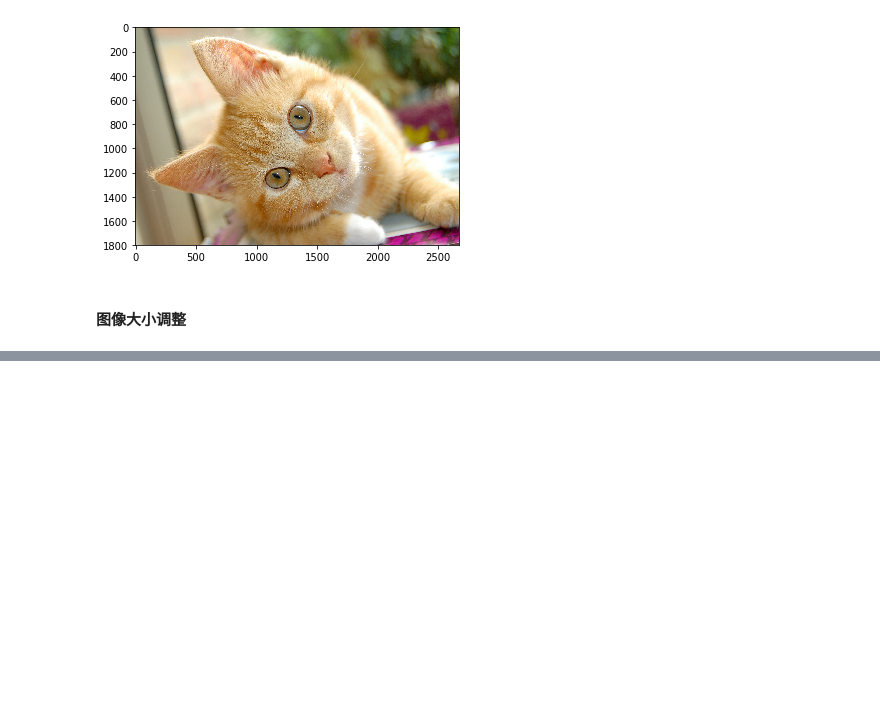
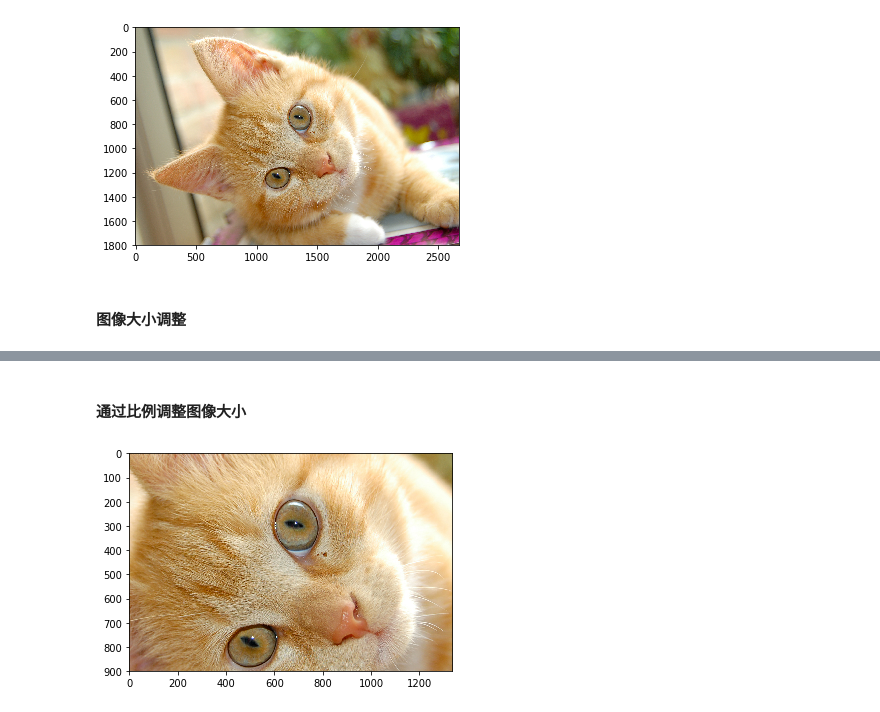
Before and after one commit to yxq903/TensorFlow-Action-in-Google-DL-Framework, a Jupyter notebook: 第7章 图像数据处理/第七章 图像数据处理.ipynb, the cells around one changed output, grey strips where cells are left out. Drawn from its saved outputs; the diff is of its cells as text; code cells hidden in the pictures; blank space fills up the shorter version.

```diff
--- a/第7章 图像数据处理/第七章 图像数据处理.ipynb
+++ b/第7章 图像数据处理/第七章 图像数据处理.ipynb
@@ -142,0 +171,9 @@ with tf.Session() as sess:
+# %% [markdown]
+#### 通过比例调整图像大小
+# %%
+with tf.Session() as sess:
+    central_cropped = tf.image.central_crop(img_data, 0.5)
+    plt.imshow(central_cropped.eval())
+    plt.show()
+# %% [output]
+[figure, added]
```
Also changed, not shown: parts of 29 cells of this notebook, 4 other files.
